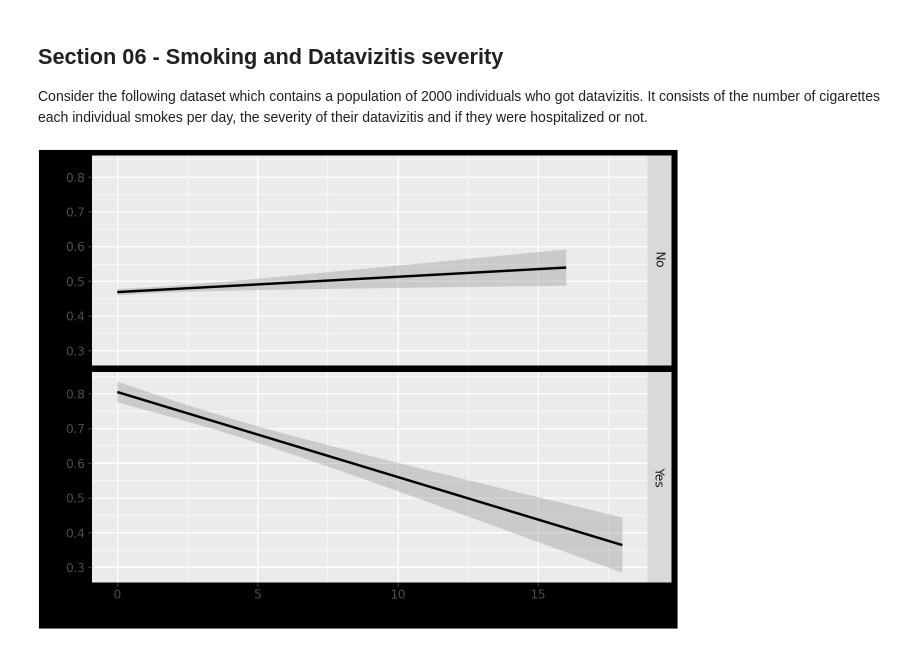
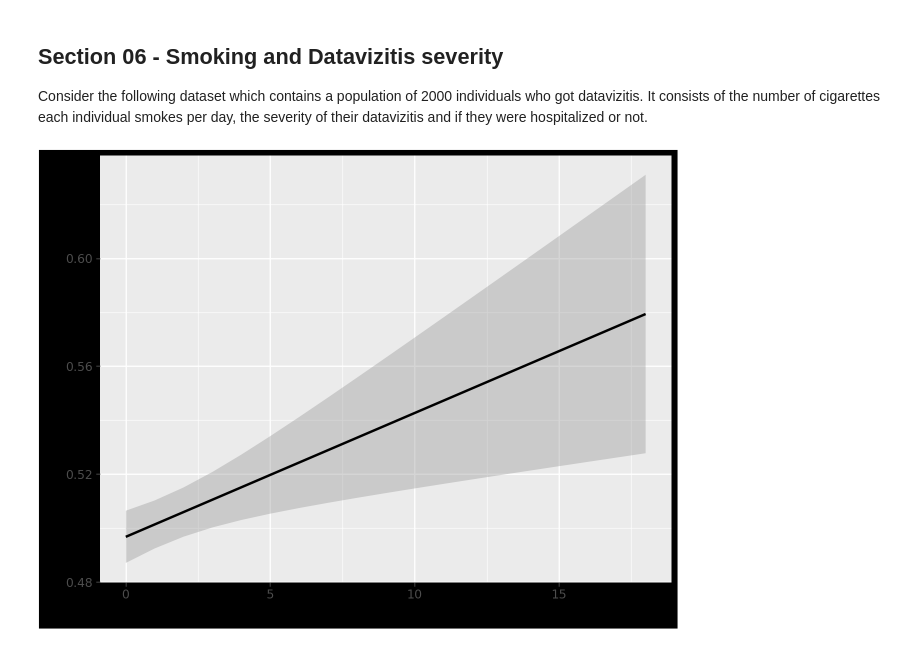
Before and after one commit to areiljan/DataScience, a Jupyter notebook: EX6/6.ipynb, the cells around one changed output. Drawn from its saved outputs; the diff is of its cells as text; code cells hidden in the pictures.

```diff
--- a/EX6/6.ipynb
+++ b/EX6/6.ipynb
@@ -151,7 +151,7 @@ if they were hospitalized or not.
 # %%
 datavizitis_smoking = pd.read_csv("datavizitis_smoking.csv")
 datavizitis_smoking
 
-ggplot(datavizitis_smoking, aes(y="datavizitis_severity", x="cigarettes_per_day")) + geom_smooth(method="lm") + facet_grid("hospitalized")
+ggplot(datavizitis_smoking, aes(y="datavizitis_severity", x="cigarettes_per_day")) + geom_smooth(method="lm")
 # %% [output]
-[figure, old version]
+[figure, new version]
```
Also changed, not shown: parts of 8 cells of this notebook.
